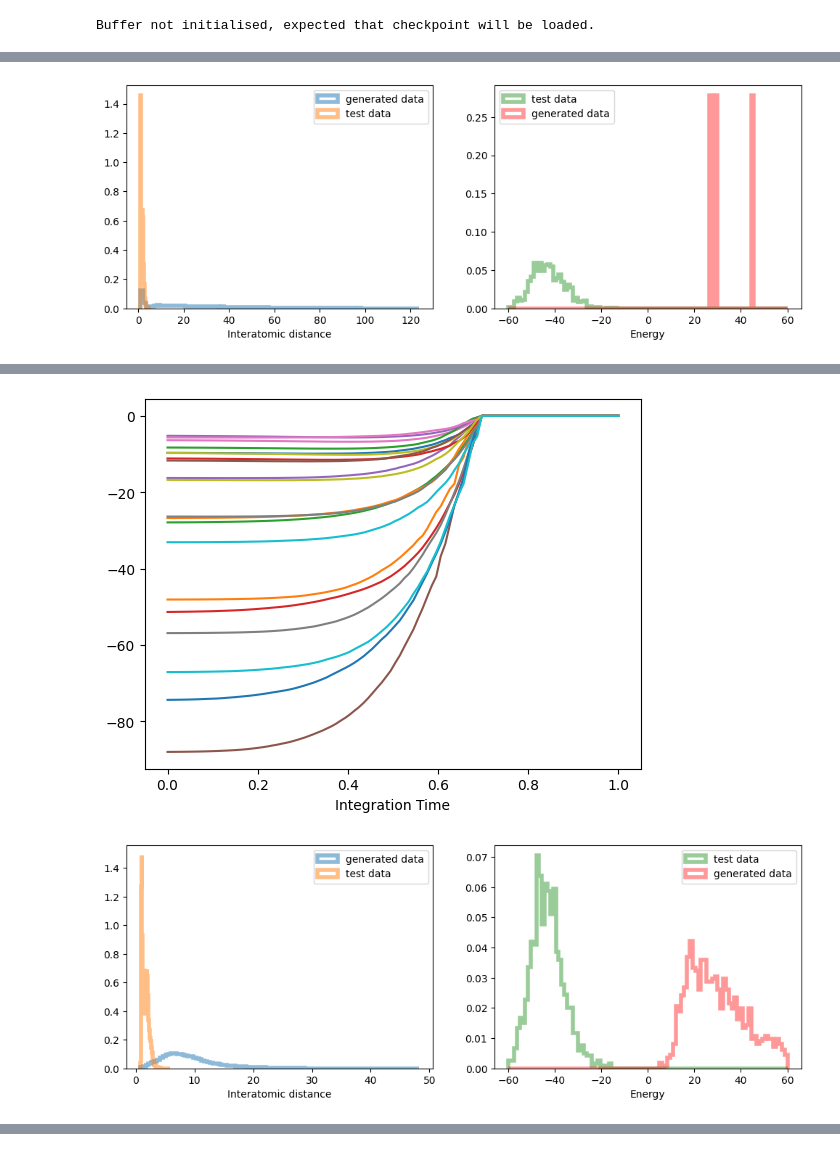
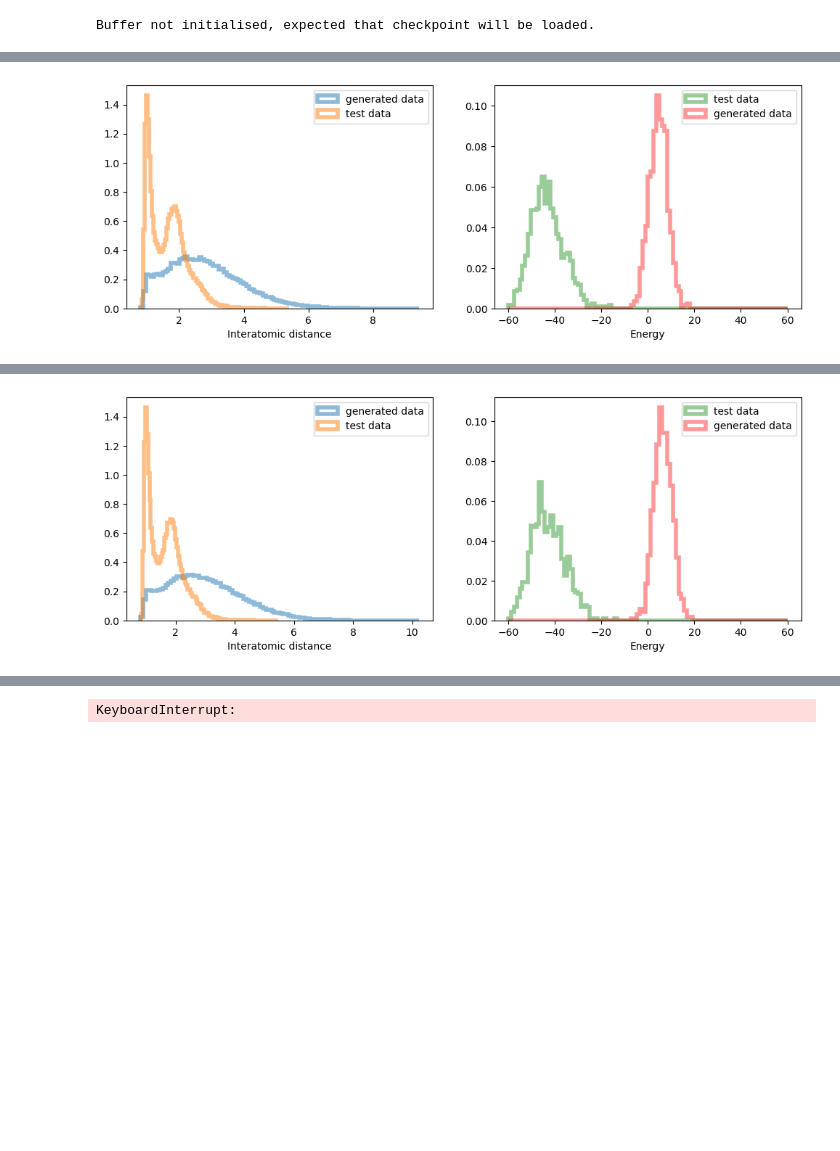
Before and after one commit to taraak/pita, a Jupyter notebook: runner/notebooks/lj13_temp_annealed.ipynb, the cells around one changed output, grey strips where cells are left out. Cells and saved outputs as stored; diff of their text form; code cells hidden in the pictures; blank space fills up the shorter version.

```diff
--- a/runner/notebooks/lj13_temp_annealed.ipynb
+++ b/runner/notebooks/lj13_temp_annealed.ipynb
@@ -36,7 +36,7 @@ cuda
 n_particles = 13
 spatial_dim = 3
 dimensionality = spatial_dim * n_particles
-T = 10.0
+T = 3.0
 
 from src.energies.lennardjones_energy import LennardJonesEnergy, lennard_jones_energy_torch
 target = LennardJonesEnergy(
@@ -252,7 +277,8 @@ def reward_matching_loss(estimator,
 ### Training
 # %%
 from src.models.components.noise_schedules import GeometricNoiseSchedule
-noise_schedule = GeometricNoiseSchedule(sigma_min=0.01, sigma_max=3)
+# noise_schedule = GeometricNoiseSchedule(sigma_min=0.01, sigma_max=3)
+noise_schedule = GeometricNoiseSchedule(sigma_min=0.01, sigma_max=5)
 # %%
 prior = MeanFreePrior(n_particles, spatial_dim, device=device, scale = noise_schedule.h(1) ** 0.5)
 x1_samples = prior.sample(1024).detach().cpu()
@@ -287,9 +317,9 @@ clipper = Clipper(
 )
 # %%
-outer_epochs= 100
+outer_epochs= 10
 inner_epochs = 100
 
-batch_size = 256
+batch_size = 512
 
 x1_samples_energy = target(x1_samples.detach())
 buffer.add(x1_samples, x1_samples_energy)
@@ -297,6 +327,6 @@ buffer.add(x1_samples, x1_samples_energy)
 train_dataset = TensorDataset(x1_samples.detach(), x1_samples_energy.clone())
 trainloader = DataLoader(train_dataset, batch_size = batch_size, shuffle=True)
 
-num_mc_samples = 500
+num_mc_samples = 1000
 # %%
 from src.models.components.egnn import EGNN_dynamics
@@ -336,8 +362,6 @@ for epoch in tqdm(range(outer_epochs)):
                                           clip=True
                                           )
 
-
-
             loss = rm_loss.mean()
             total_loss += loss.item()
             loss.backward()
@@ -345,26 +369,6 @@ for epoch in tqdm(range(outer_epochs)):
 
         if epoch % 49 == 0:
             print("Epoch %d | Loss %f" % (epoch, loss.item()))
-
-
-        # if epoch % 49 == 0:
-
-
-    # for plotting
-    ve_reverse_sde = VEReverse_coupled(model, noise_schedule)
-    prior_samples = prior.sample(500)
-    samples_weighted, _ = generate_samples_weighted(ve_reverse_sde, t_span=(0, 1), samples=prior_samples,
-                                                    num_integration_steps=100, resampling_interval=10, T=T)
-    target.get_dataset_fig(samples_weighted, T=T, T_og=T)
-    plt.show()
-
-    samples, log_weights = generate_samples_weighted(ve_reverse_sde, t_span=(0, 1), samples=prior_samples,
-                                            num_integration_steps=100, resampling_interval=100, T=T)
-    target.get_dataset_fig(samples, T=T, T_og=T)
-    plt.show()
-    plt.plot(torch.linspace(1, 0, 100), log_weights.cpu().detach().numpy()[:, :20])
-    plt.xlabel("Integration Time")
-    plt.show()
 
 
     # Generate samples using the network
@@ -393 +401 @@ Epoch 98 | Loss 6.126418
-[figure, old version]
+[figure, new version]
@@ -394,2 +406 @@ Epoch 98 | Loss 6.126418
-[figure, old version]
+[figure, new version]
-[figure, removed]
@@ -409,0 +409 @@ Epoch 98 | Loss 0.836385
+KeyboardInterrupt:
```
Also changed, not shown: parts of 19 cells of this notebook, 5 other files.
